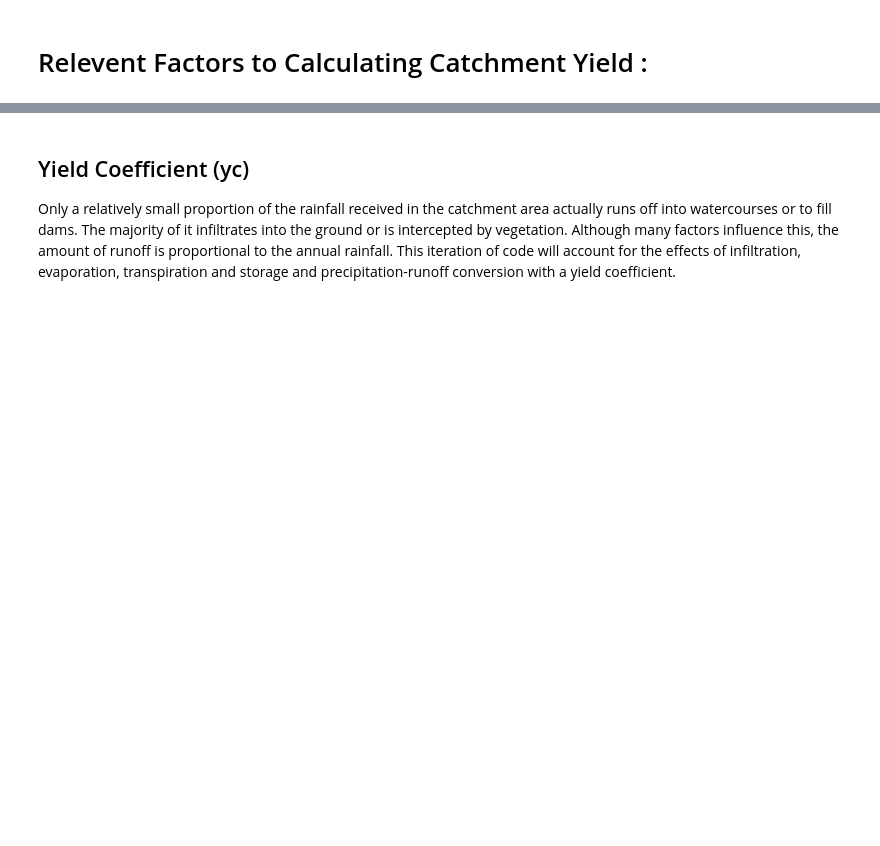
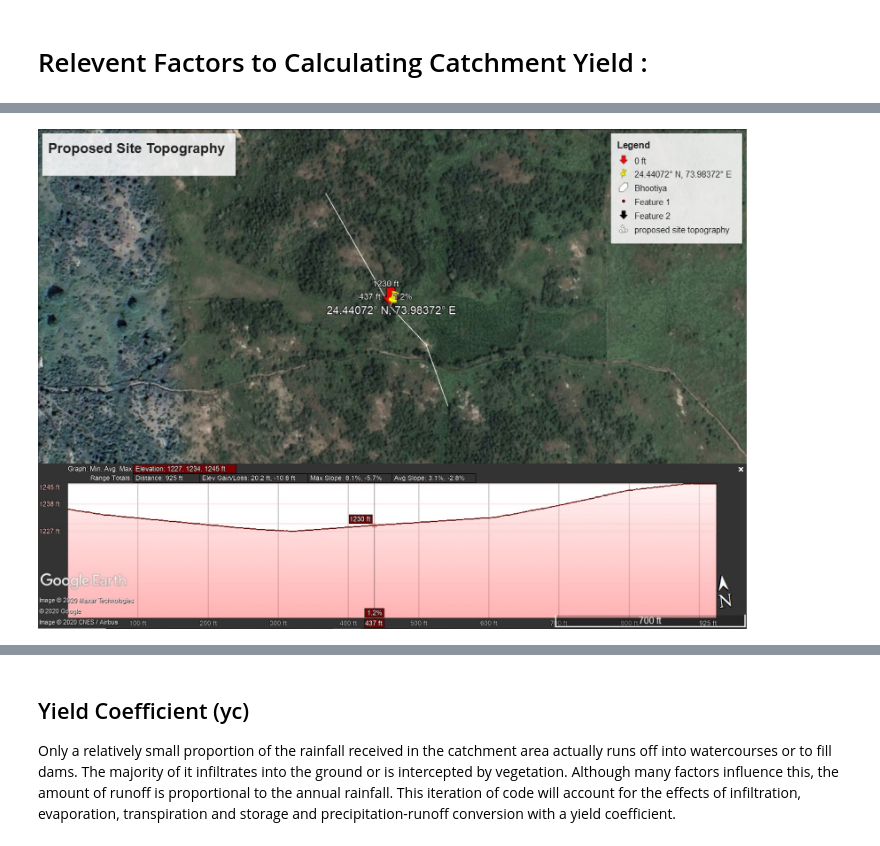
Before and after one commit to sophiaertel/CE6800_TermProject_Group1, a Jupyter notebook: HydraulicModel_SERTEL.ipynb, the cells around one changed output, grey strips where cells are left out. Saved outputs shown, nothing was run; the diff lists cells and outputs as text; code cells hidden in the pictures; blank space fills up the shorter version.

```diff
--- a/HydraulicModel_SERTEL.ipynb
+++ b/HydraulicModel_SERTEL.ipynb
@@ -8,0 +19,4 @@ Catchment Yield (L) = Catchment Area x Avg. Annual Rainfall x Yield Coefficient
+# %%
+Image(filename='elevprofile_googleearthpro.png')
+# %% [output]
+[figure, added]
```
Also changed, not shown: parts of 12 cells of this notebook.
